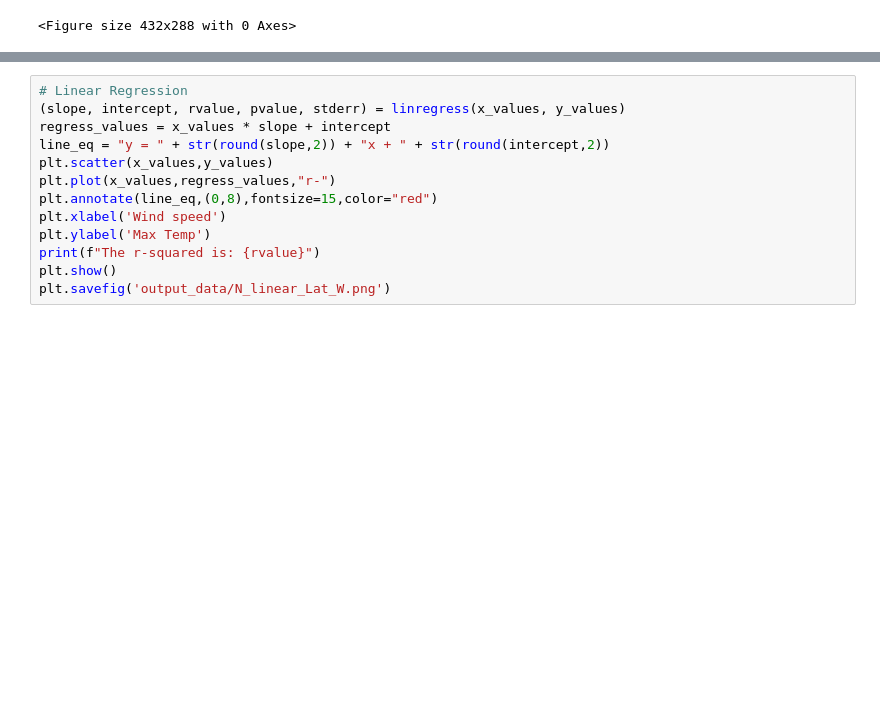
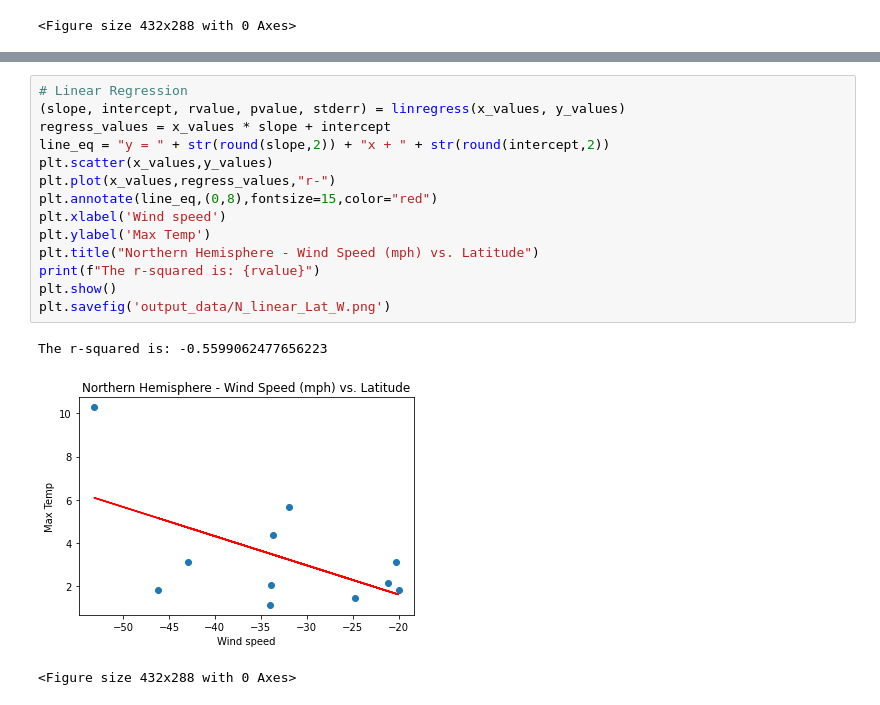
Before and after one commit to TinaKuo77/Python_API-Challenging, a Jupyter notebook: WeatherPy/WeatherPy.ipynb, the cells around one changed output, grey strips where cells are left out. Drawn from its saved outputs; the diff is of its cells as text; blank space fills up the shorter version.

```diff
--- a/WeatherPy/WeatherPy.ipynb
+++ b/WeatherPy/WeatherPy.ipynb
@@ -307,13 +310,18 @@ plt.show()
 # %%
 # Linear Regression
 (slope, intercept, rvalue, pvalue, stderr) = linregress(x_values, y_values)
 regress_values = x_values * slope + intercept
 line_eq = "y = " + str(round(slope,2)) + "x + " + str(round(intercept,2))
 plt.scatter(x_values,y_values)
 plt.plot(x_values,regress_values,"r-")
 plt.annotate(line_eq,(0,8),fontsize=15,color="red")
 plt.xlabel('Wind speed')
 plt.ylabel('Max Temp')
+plt.title("Northern Hemisphere - Wind Speed (mph) vs. Latitude")
 print(f"The r-squared is: {rvalue}")
 plt.show()
 plt.savefig('output_data/N_linear_Lat_W.png')
+# %% [output]
+The r-squared is: -0.5599062477656223
+[figure, added]
+<Figure size 432x288 with 0 Axes>
```
Also changed, not shown: parts of 4 cells of this notebook, 2 other files.
